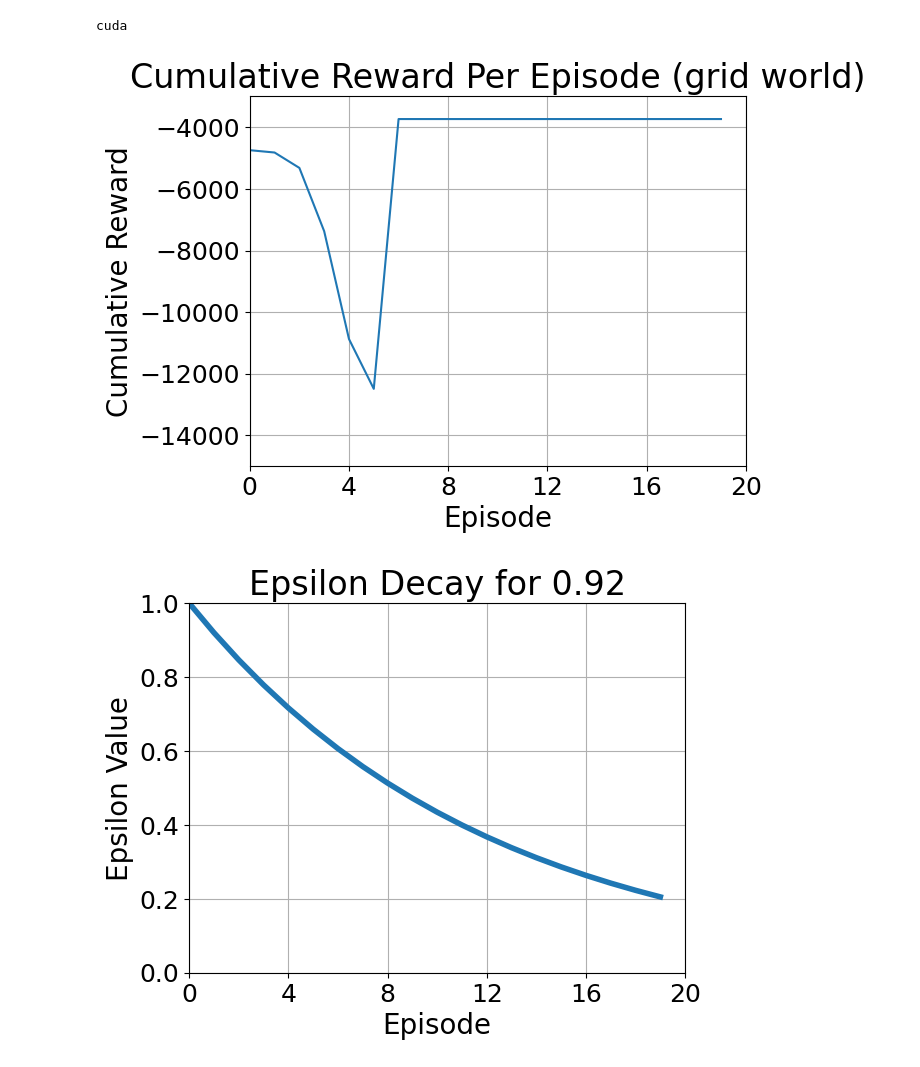
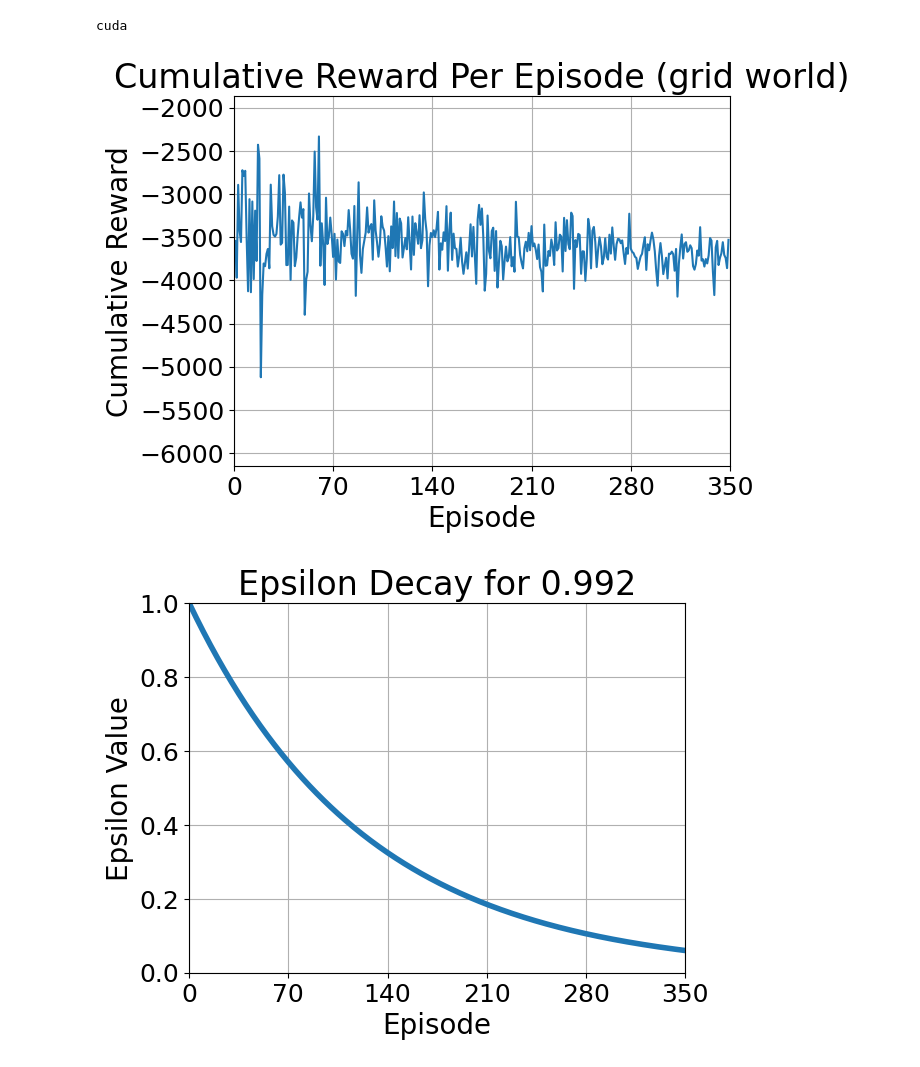
Before and after one commit to awseq12/assigment2, a Jupyter notebook: checkpoint2/DQN_grid_world.ipynb, the cells around one changed output. Cells and saved outputs as stored; diff of their text form; code cells hidden in the pictures.

```diff
--- a/checkpoint2/DQN_grid_world.ipynb
+++ b/checkpoint2/DQN_grid_world.ipynb
@@ -159,11 +159,12 @@ class Net(nn.Module):
 
     def __init__(self, obs, action):
         super(Net, self).__init__()
-        self.layer1 = nn.Linear(obs, 128)
-        self.layer2 = nn.Linear(128, 128)
-        self.layer3 = nn.Linear(128, action)
+        self.layer1 = nn.Linear(obs, 144)
+        self.layer2 = nn.Linear(144, 144)
+        self.layer3 = nn.Linear(144, action)
 
     def forward(self, x):
+        #print(x)
         x = F.relu(self.layer1(x))
         x = F.relu(self.layer2(x))
         return self.layer3(x)
@@ -173,6 +174,7 @@ class ReplayMemory(object):
 
     def __init__(self, capacity):
         self.memory = deque([], maxlen=capacity)
+        self.capacity = capacity
 
     def push(self, *args):
         """Save a transition"""
@@ -208,36 +210,35 @@ class DQN:
   # Main training function
   def train(self, episodes, epsilon, discount, action_function):
     total_reward = [0] * episodes
-    t = 0
     for i in range(episodes):
       # initialize sequence S and preprocessed sequence o
-      seq  = [None] * 50000
-      seq[t] = torch.tensor([0, 0], dtype=torch.float32).unsqueeze(0)
+      seq  = [None , None]
+      seq[0] = torch.tensor([0, 0], dtype=torch.float32).unsqueeze(0)
       terminated = False
-      pos = package = rewards = 0
+      pos = package = rewards = t = 0
       self.env.reset()
       while not terminated:
         # Select action
-        action_type = action_function(epsilon, pos, package)
+        action_type = action_function(epsilon ** i, pos, package)
         state = torch.tensor([pos, package], dtype=torch.float32).unsqueeze(0)
         # Set sequence
-        seq[t+1] = state
+        seq[1] = state
 
         # Execute action and observe reward
         position, reward, terminated, package = self.env.step(action_type)
         pos = np.where(position == 50)[0][0]
         rewards += reward
         # store transition in replay buffer
-        self.replay.push(seq[t], action_type,  seq[t + 1], reward)
-
+        self.replay.push(seq[0], action_type,  seq[1], reward)
+        seq[0] = state
         # Every C steps reset Q' = Q
         t += 1
         if t % self.C == 0:
+            self.replay_function(discount)
             self.target_net.load_state_dict(self.policy_net.state_dict())
-            self.replay_function(discount)
+
 
       # Decay epsilon after every episode
-      epsilon *= epsilon
       total_reward[i] = rewards
     return total_reward
   # Determine the action for the warehouse environment
@@ -255,12 +256,11 @@ class DQN:
     if len(self.replay) < 128:
         return
     else:
-            #print("sample")
             sample = self.replay.sample(128)
             q_values_list = []
             target_list = []
             for state, action, next_state, reward in sample:
-                if next_state == None:
+                if next_state is None:
                     target = reward
                 else:
                     with torch.no_grad():
@@ -321,18 +321,18 @@ def ep_decay(eps, episodes):
     plt.show()
 # %%
 N = 5000
-C = 3
+C = 10
 env = GridEnvironment()
 agent = DQN(N, C)
 
-episodes = 20
-epsilon = .92
+episodes = 350
+epsilon = .992
 discount = .4
 action = agent.warehouse_action
 total_rewards = agent.train(episodes, epsilon, discount, action)
 agent.save("grid_world")
 reward_print(total_rewards, episodes, "grid world")
 ep_decay(epsilon, episodes)
 # %% [output]
-[figure, old version]
+[figure, new version]
-[figure, old version]
+[figure, new version]
```
Also changed, not shown: parts of 3 cells of this notebook, 3 other files.
